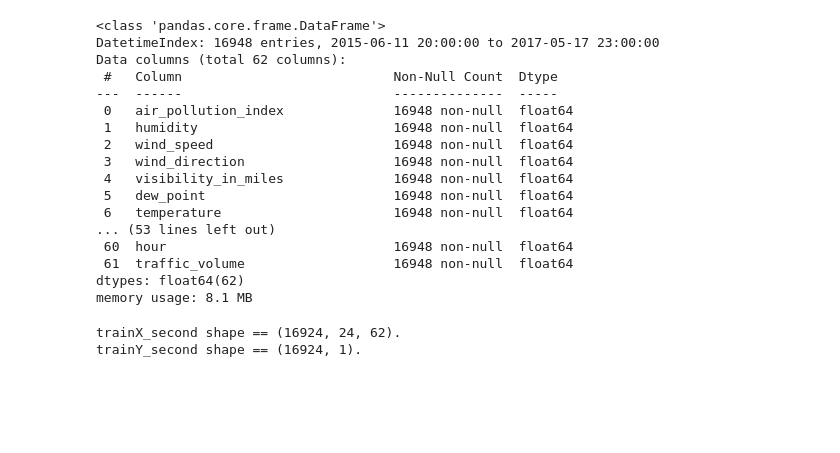
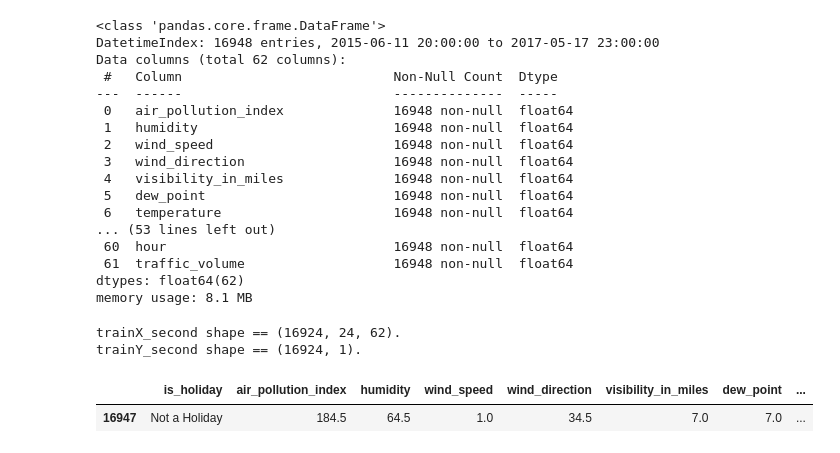
Before and after one commit to naufalulhaq/tugas_akhir, a Jupyter notebook: preprocessing_final.ipynb, the cells around one changed output. Saved outputs shown, nothing was run; the diff lists cells and outputs as text; code cells hidden in the pictures; blank space fills up the shorter version.

```diff
--- a/preprocessing_final.ipynb
+++ b/preprocessing_final.ipynb
@@ -473,0 +474,5 @@ trainY_second shape == (16924, 1).
+# %%
+df_second.tail(1)
+# %% [output]
+|  | is_holiday | air_pollution_index | humidity | wind_speed | wind_direction | visibility_in_miles | dew_point | ... |
+| 16947 | Not a Holiday | 184.5 | 64.5 | 1.0 | 34.5 | 7.0 | 7.0 | ... |
```
Also changed, not shown: parts of 1 cell of this notebook, 5 other files.
